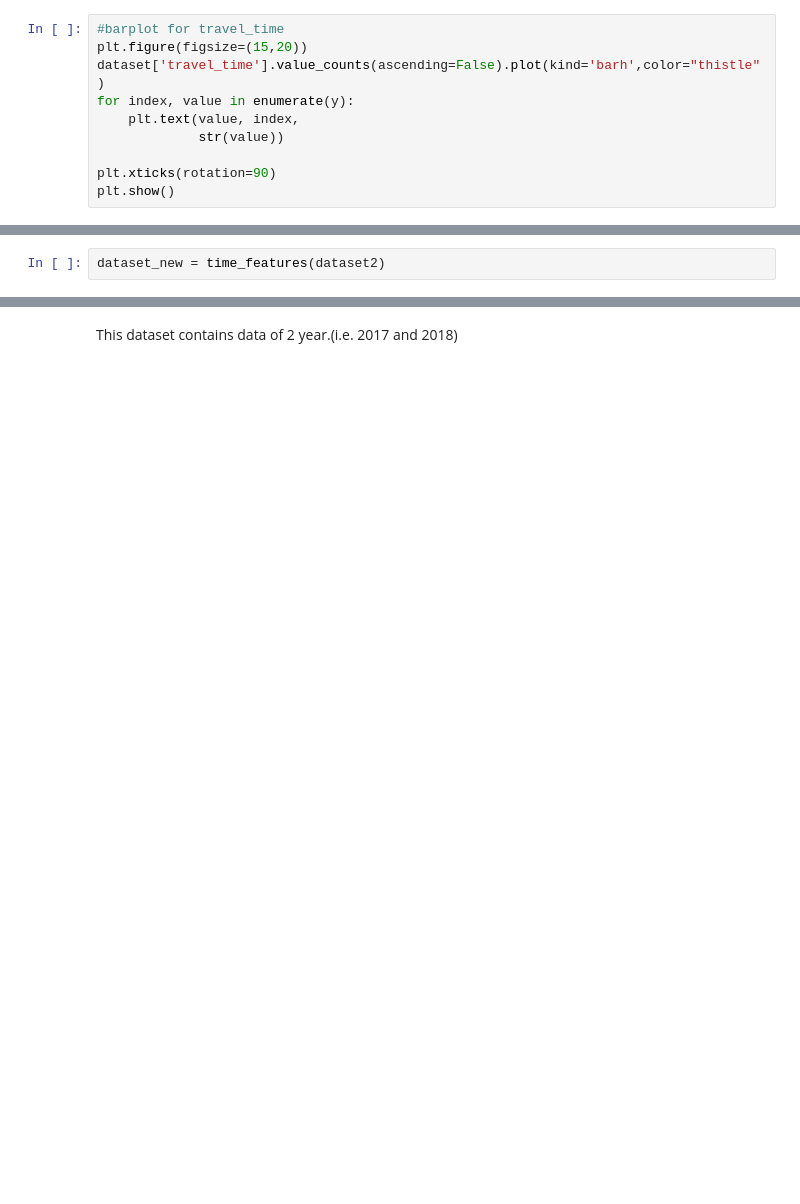
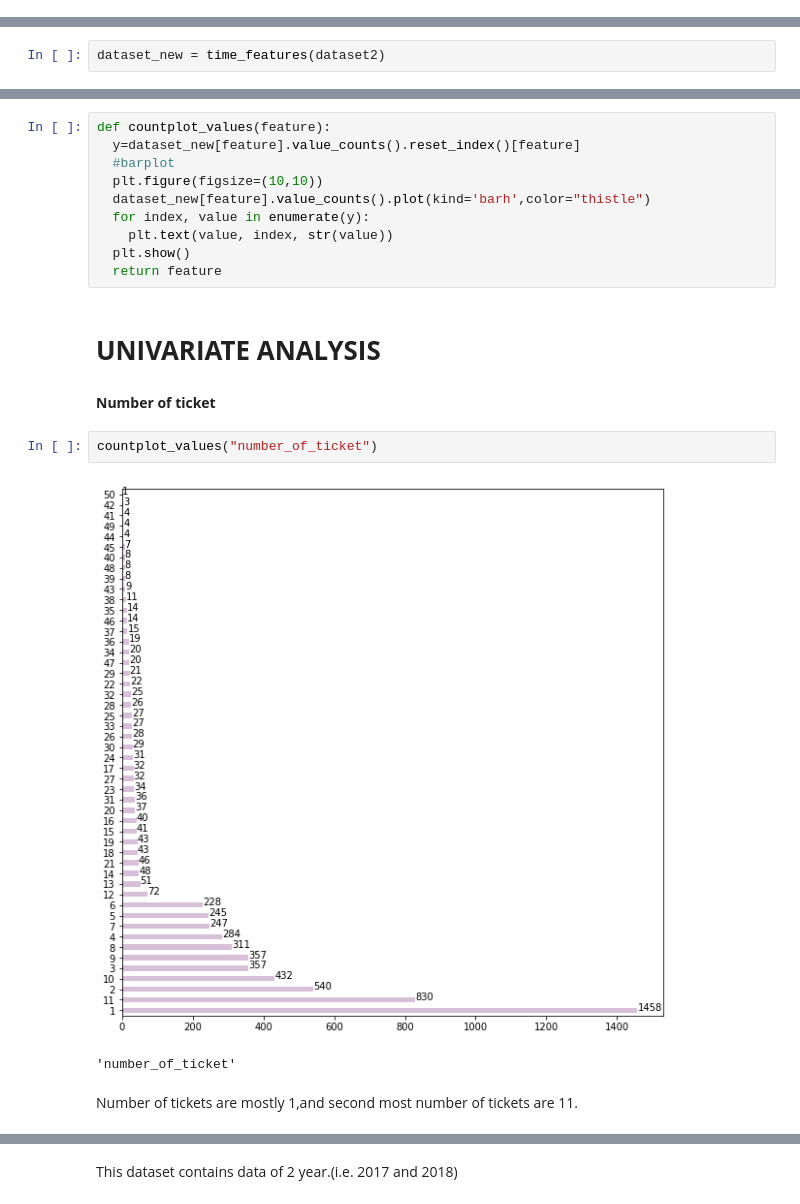
Before and after one commit to Shreya-data/Transport-Demand-Prediction, a Jupyter notebook: Untitled14.ipynb, the cells around one changed output, grey strips where cells are left out. Cells and saved outputs as stored; diff of their text form; blank space fills up the shorter version.

```diff
--- a/Untitled14.ipynb
+++ b/Untitled14.ipynb
@@ -182,10 +153,0 @@ y=dataset['travel_time'].value_counts(ascending=False).reset_index()['travel_tim
-# %%
-#barplot for travel_time
-plt.figure(figsize=(15,20))
-dataset['travel_time'].value_counts(ascending=False).plot(kind='barh',color="thistle")
-for index, value in enumerate(y):
-    plt.text(value, index,
-             str(value))
-
-plt.xticks(rotation=90)
-plt.show()
@@ -325,0 +237,21 @@ Name: year, dtype: int64
+# %%
+def countplot_values(feature):
+  y=dataset_new[feature].value_counts().reset_index()[feature]
+  #barplot
+  plt.figure(figsize=(10,10))
+  dataset_new[feature].value_counts().plot(kind='barh',color="thistle")
+  for index, value in enumerate(y):
+    plt.text(value, index, str(value))
+  plt.show()
+  return feature
+# %% [markdown]
+# **UNIVARIATE ANALYSIS**
+# %% [markdown]
+**Number of ticket**
+# %%
+countplot_values("number_of_ticket")
+# %% [output]
+[figure, added]
+'number_of_ticket'
+# %% [markdown]
+Number of tickets are mostly 1,and second most number of tickets are 11.
```
Also changed, not shown: parts of 90 cells of this notebook.
